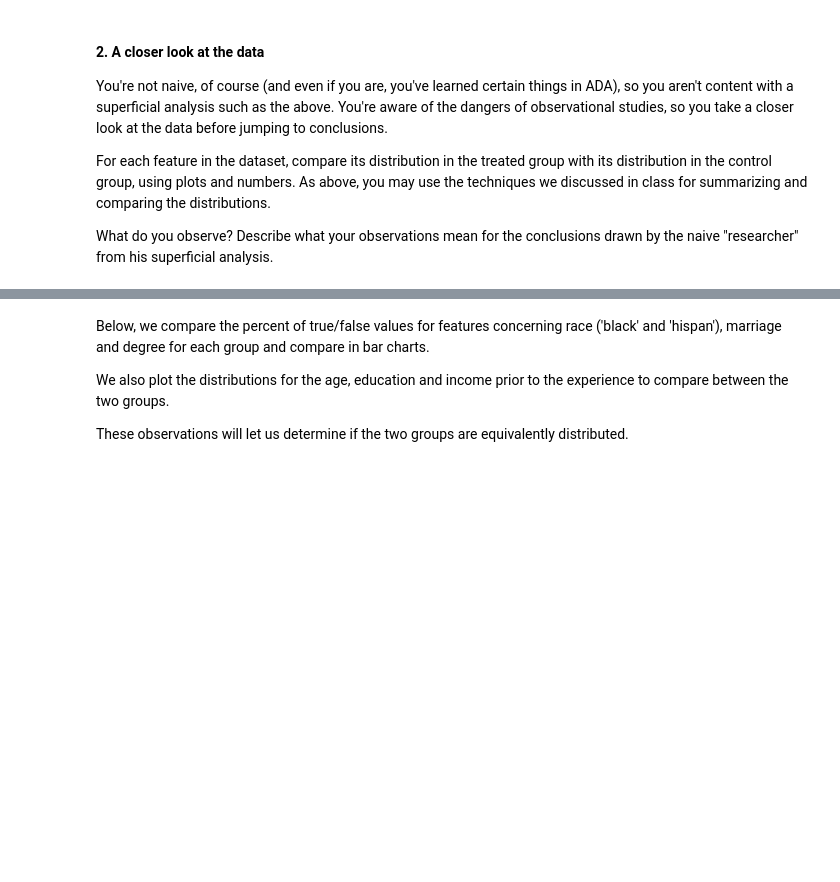
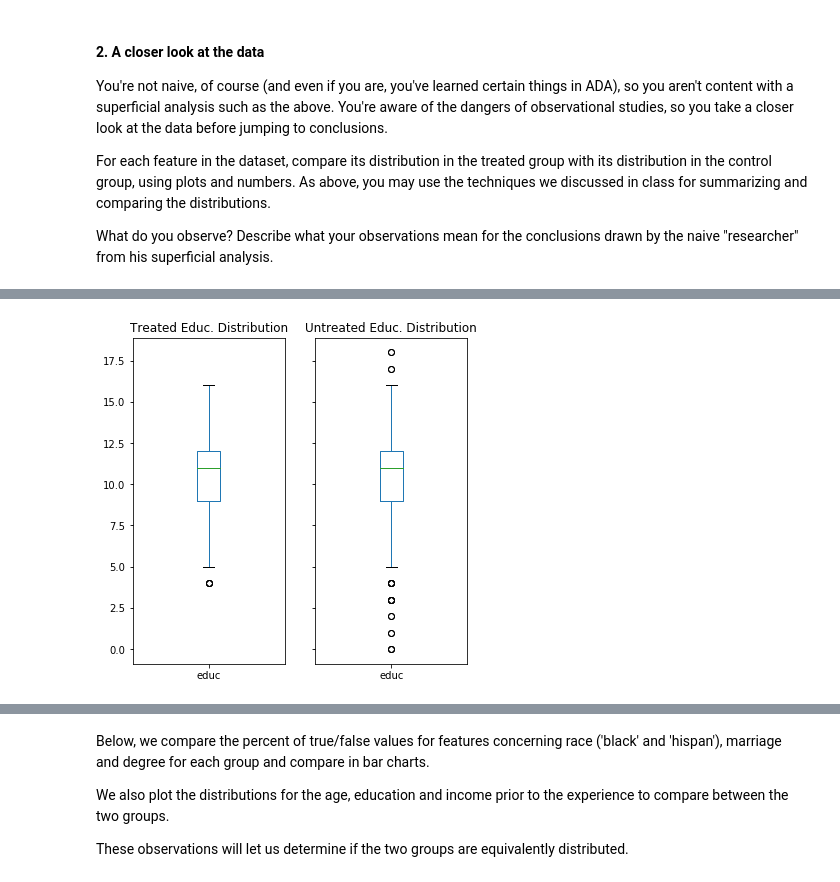
Before and after one commit to csbenz/ada, a Jupyter notebook: 04 - Applied ML/hw4.ipynb, the cells around one changed output, grey strips where cells are left out. Cells and saved outputs as stored; diff of their text form; code cells hidden in the pictures; blank space fills up the shorter version.

```diff
--- a/04 - Applied ML/hw4.ipynb
+++ b/04 - Applied ML/hw4.ipynb
@@ -151,0 +170,4 @@ untreated_group.describe()
+# %%
+drawBoxPlot(treated_group, untreated_group, 'Educ. Distribution', 'educ')
+# %% [output]
+[figure, added]
```
Also changed, not shown: parts of 8 cells of this notebook.
